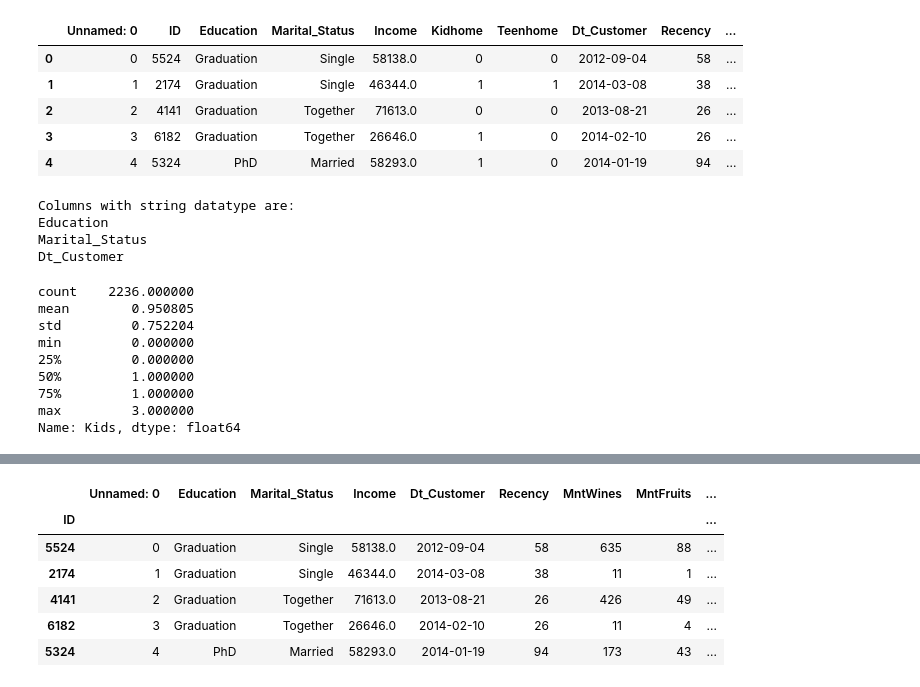
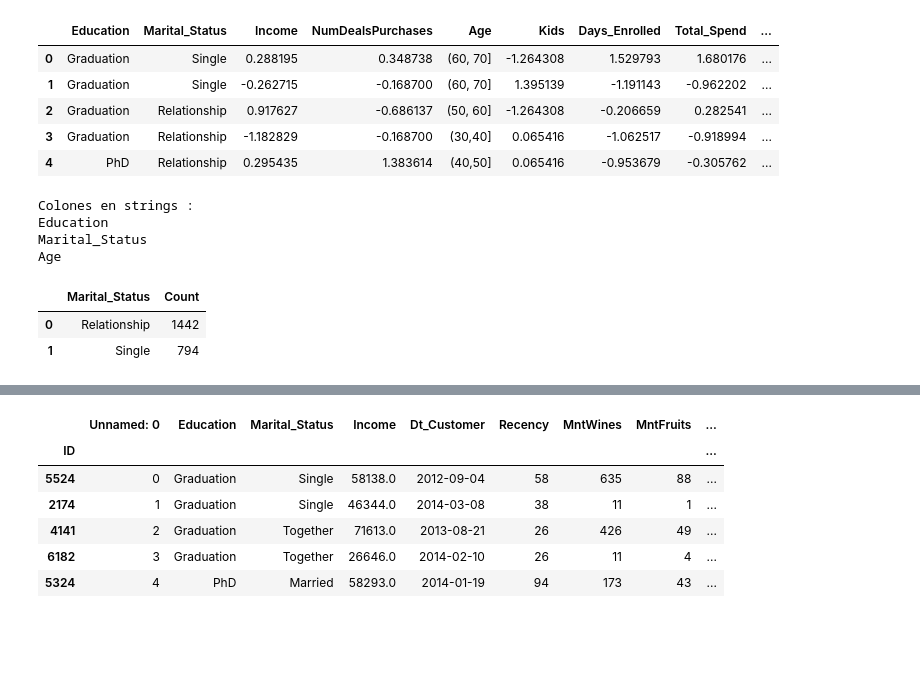
Before and after one commit to julessa/Rush5PDG4, a Jupyter notebook: ML/ml.ipynb, the cells around one changed output, grey strips where cells are left out. Saved outputs shown, nothing was run; the diff lists cells and outputs as text; code cells hidden in the pictures; blank space fills up the shorter version.

```diff
--- a/ML/ml.ipynb
+++ b/ML/ml.ipynb
@@ -1,34 +1,34 @@
 # %%
 import pandas as pd
 import numpy as np
 import datetime as dt
 from math import floor
 
 import warnings
 warnings.filterwarnings('ignore')
 pd.set_option('display.max_columns', None)
 
 import plotly.express as px
 import matplotlib.pyplot as plt
 from plotly.subplots import make_subplots
 import plotly.graph_objects as go
 import seaborn as sns
 
 from sklearn.preprocessing import LabelEncoder
 from sklearn.preprocessing import StandardScaler
 from sklearn.preprocessing import OneHotEncoder
 
 from yellowbrick.cluster import KElbowVisualizer
 from sklearn.cluster import KMeans
 from sklearn.metrics import silhouette_score
 
-df = pd.read_csv('/Users/yoannabriel/Documents/GitHub/Rush5PDG4/DataOut.csv', sep=",")
+df = pd.read_csv('DataOutMLprep.csv', sep=",")
 df_copy = df.copy()
 df.head()
 # %% [output]
-|  | Unnamed: 0 | ID | Education | Marital_Status | Income | Kidhome | Teenhome | Dt_Customer | Recency | ... |
-| 0 | 0 | 5524 | Graduation | Single | 58138.0 | 0 | 0 | 2012-09-04 | 58 | ... |
-| 1 | 1 | 2174 | Graduation | Single | 46344.0 | 1 | 1 | 2014-03-08 | 38 | ... |
-| 2 | 2 | 4141 | Graduation | Together | 71613.0 | 0 | 0 | 2013-08-21 | 26 | ... |
-| 3 | 3 | 6182 | Graduation | Together | 26646.0 | 1 | 0 | 2014-02-10 | 26 | ... |
-| 4 | 4 | 5324 | PhD | Married | 58293.0 | 1 | 0 | 2014-01-19 | 94 | ... |
+|  | Education | Marital_Status | Income | NumDealsPurchases | Age | Kids | Days_Enrolled | Total_Spend | ... |
+| 0 | Graduation | Single | 0.288195 | 0.348738 | (60, 70] | -1.264308 | 1.529793 | 1.680176 | ... |
+| 1 | Graduation | Single | -0.262715 | -0.168700 | (60, 70] | 1.395139 | -1.191143 | -0.962202 | ... |
+| 2 | Graduation | Relationship | 0.917627 | -0.686137 | (50, 60] | -1.264308 | -0.206659 | 0.282541 | ... |
+| 3 | Graduation | Relationship | -1.182829 | -0.168700 | (30,40] | 0.065416 | -1.062517 | -0.918994 | ... |
+| 4 | PhD | Relationship | 0.295435 | 1.383614 | (40,50] | 0.065416 | -0.953679 | -0.305762 | ... |
@@ -40,10 +35,11 @@ df_copy['Age'] = df['Age']
 # %%
-print("Columns with string datatype are:")
-for col in df.columns:
-    if df[col].dtypes == object:
-        print(col)
+#feature engineering
+print("Colones en strings :")
+for colonne in df.columns:
+    if df[colonne].dtypes == object:
+        print(colonne)
 # %% [output]
-Columns with string datatype are:
+Colones en strings :
 Education
 Marital_Status
-Dt_Customer
+Age
@@ -55 +61,10 @@ df['Education'] = np.where(df['Education'] == '2n Cycle', 'Master', df['Educatio
+# %%
+#ici on vient compter le nombre de clients par status marital
+dataframe_Marital = pd.DataFrame(df['Marital_Status'].value_counts()).reset_index()
+dataframe_Marital.columns = ['Marital_Status', 'Count']
+dataframe_Marital
+# %% [output]
+|  | Marital_Status | Count |
+| 0 | Relationship | 1442 |
+| 1 | Single | 794 |
 # %%
@@ -63,17 +78,2 @@ fig = px.bar(df_Edu,
 fig.update_layout(width=800, height=400, title='Education ')
 fig.show()
-# %%
-# df['h# df['hasKid'] = np.where((df['Kidhome'] + df['Teenhome'] > 0), 1, 0)
-df['Kids'] = df['Kidhome'] + df['Teenhome']
-
-df['Kids'].describe()
-# %% [output]
-count    2236.000000
-mean        0.950805
-std         0.752204
-min         0.000000
-25%         0.000000
-50%         1.000000
-75%         1.000000
-max         3.000000
-Name: Kids, dtype: float64
```
Also changed, not shown: parts of 12 cells of this notebook, 3 other files.
